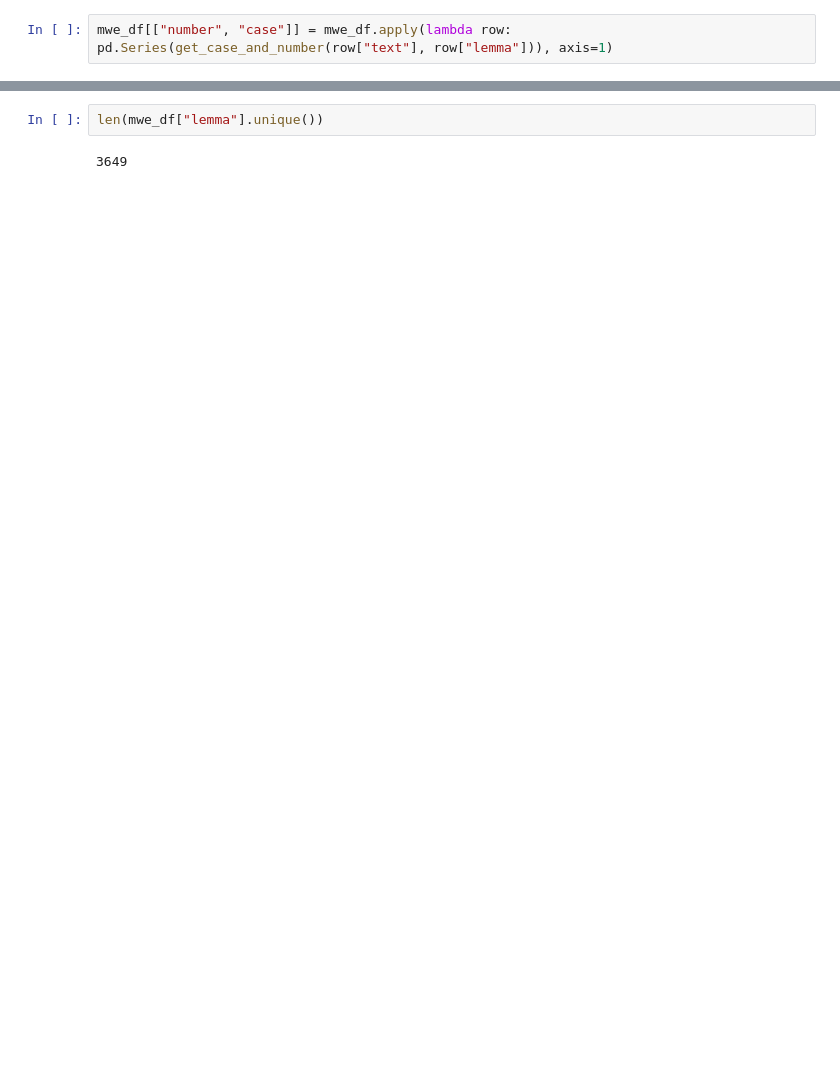
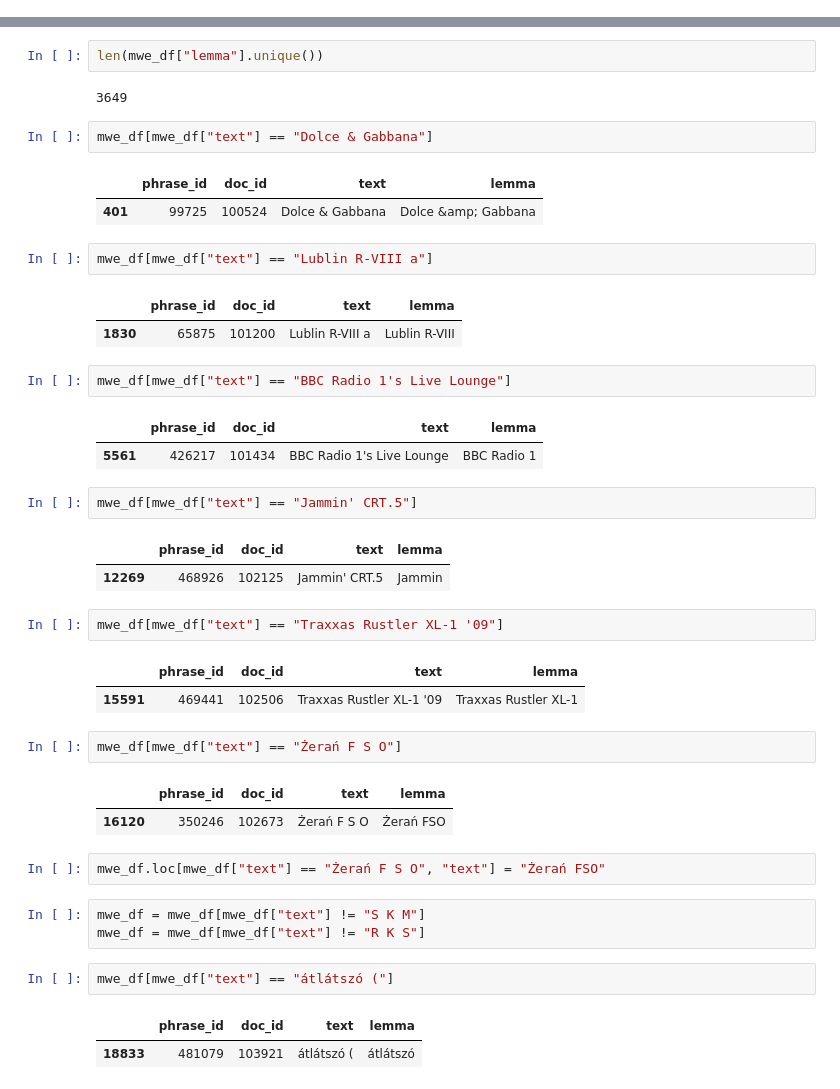
Before and after one commit to WiktoriaZ19/Polish_MWE_Inflection, a Jupyter notebook: dataset.ipynb, the cells around one changed output, grey strips where cells are left out. Drawn from its saved outputs; the diff is of its cells as text; blank space fills up the shorter version.

```diff
--- a/dataset.ipynb
+++ b/dataset.ipynb
@@ -97,2 +67,0 @@ get_case_and_number("Wizowego Systemu Informacyjnego", "Wizowy System Informacyj
-# %%
-mwe_df[["number", "case"]] = mwe_df.apply(lambda row: pd.Series(get_case_and_number(row["text"], row["lemma"])), axis=1)
@@ -140,3 +77,43 @@ mwe_df[mwe_df["number"].isna()]
 len(mwe_df["lemma"].unique())
 # %% [output]
 3649
+# %%
+mwe_df[mwe_df["text"] == "Dolce & Gabbana"]
+# %% [output]
+|  | phrase_id | doc_id | text | lemma |
+| 401 | 99725 | 100524 | Dolce & Gabbana | Dolce &amp; Gabbana |
+# %%
+mwe_df[mwe_df["text"] == "Lublin R-VIII a"]
+# %% [output]
+|  | phrase_id | doc_id | text | lemma |
+| 1830 | 65875 | 101200 | Lublin R-VIII a | Lublin R-VIII |
+# %%
+mwe_df[mwe_df["text"] == "BBC Radio 1's Live Lounge"]
+# %% [output]
+|  | phrase_id | doc_id | text | lemma |
+| 5561 | 426217 | 101434 | BBC Radio 1's Live Lounge | BBC Radio 1 |
+# %%
+mwe_df[mwe_df["text"] == "Jammin' CRT.5"]
+# %% [output]
+|  | phrase_id | doc_id | text | lemma |
+| 12269 | 468926 | 102125 | Jammin' CRT.5 | Jammin |
+# %%
+mwe_df[mwe_df["text"] == "Traxxas Rustler XL-1 '09"]
+# %% [output]
+|  | phrase_id | doc_id | text | lemma |
+| 15591 | 469441 | 102506 | Traxxas Rustler XL-1 '09 | Traxxas Rustler XL-1 |
+# %%
+mwe_df[mwe_df["text"] == "Żerań F S O"]
+# %% [output]
+|  | phrase_id | doc_id | text | lemma |
+| 16120 | 350246 | 102673 | Żerań F S O | Żerań FSO |
+# %%
+mwe_df.loc[mwe_df["text"] == "Żerań F S O", "text"] = "Żerań FSO"
+# %%
+mwe_df = mwe_df[mwe_df["text"] != "S K M"]
+mwe_df = mwe_df[mwe_df["text"] != "R K S"]
+# %%
+mwe_df[mwe_df["text"] == "átlátszó ("]
+# %% [output]
+|  | phrase_id | doc_id | text | lemma |
+| 18833 | 481079 | 103921 | átlátszó ( | átlátszó |
```
Also changed, not shown: parts of 26 cells of this notebook.
